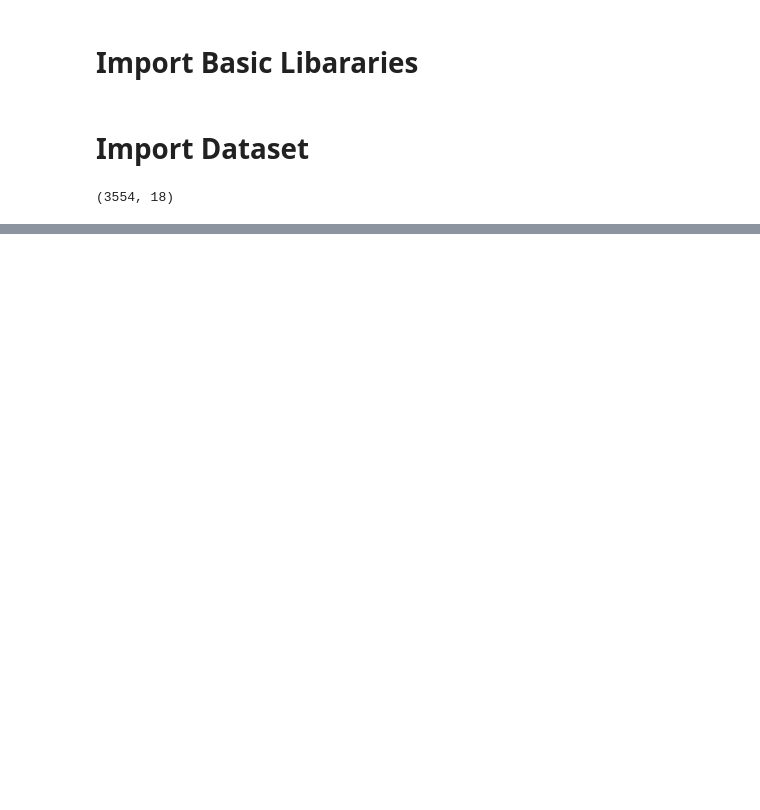
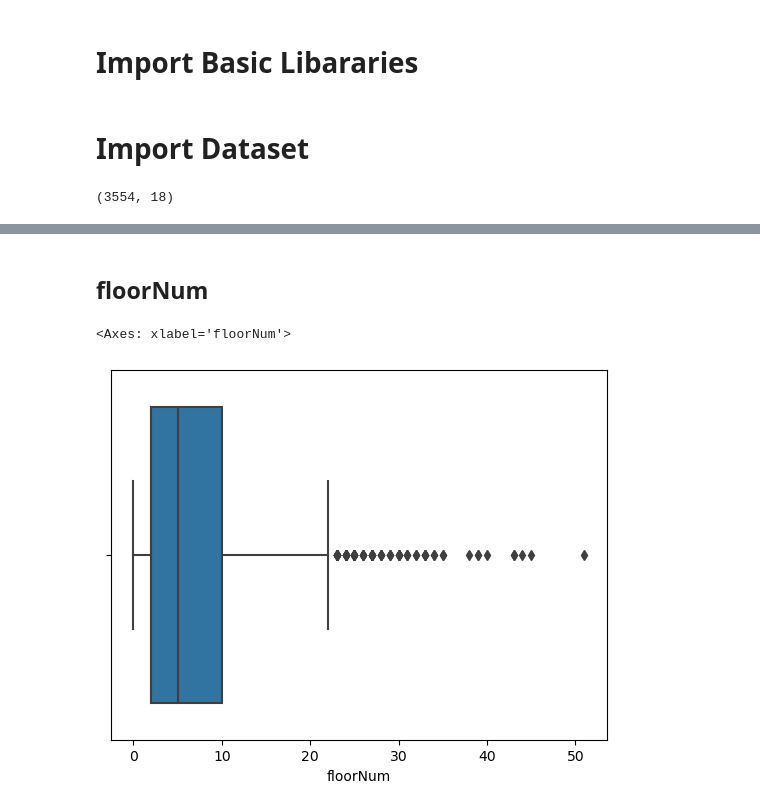
Before and after one commit to Dishantkharkar/HomeFindr_project, a Jupyter notebook: Gurugram/feature-selection/feature-selection.ipynb, the cells around one changed output, grey strips where cells are left out. Cells and saved outputs as stored; diff of their text form; code cells hidden in the pictures; blank space fills up the shorter version.

```diff
--- a/Gurugram/feature-selection/feature-selection.ipynb
+++ b/Gurugram/feature-selection/feature-selection.ipynb
@@ -55,0 +65,7 @@ Name: price, dtype: float64
+# %% [markdown]
+## floorNum
+# %%
+sns.boxplot(x=df['floorNum'])
+# %% [output]
+<Axes: xlabel='floorNum'>
+[figure, added]
```
Also changed, not shown: parts of 42 cells of this notebook.
